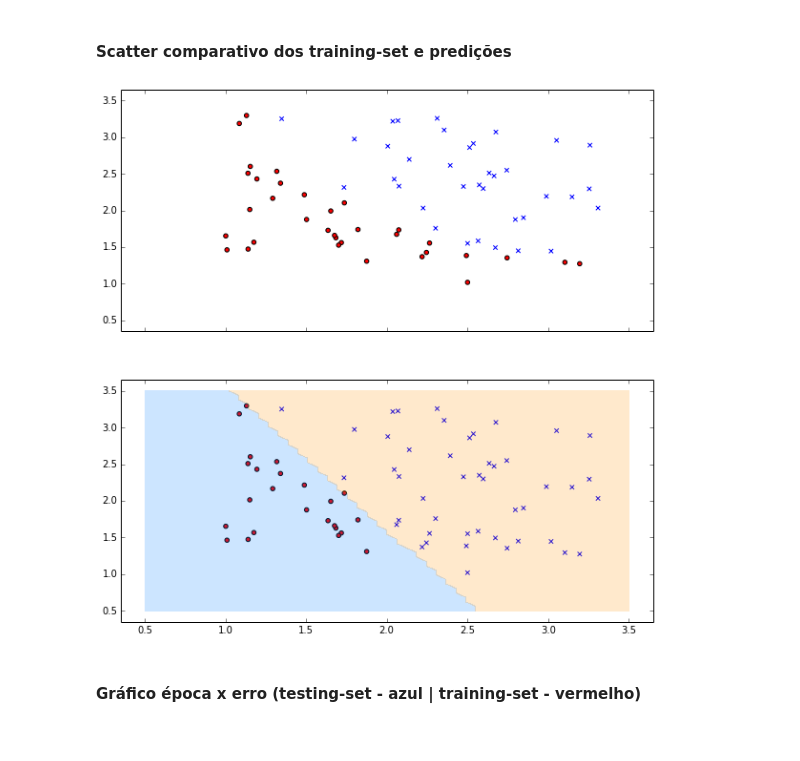
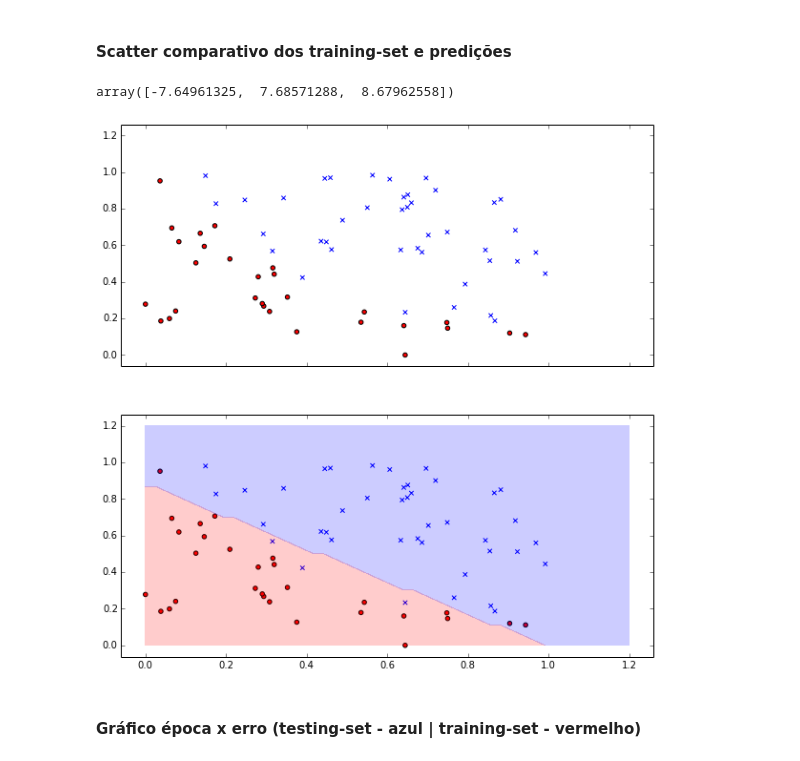
Before and after one commit to abevieiramota/mestrado-AA, a Jupyter notebook: Trabalho 2.ipynb, the cells around one changed output. Saved outputs shown, nothing was run; the diff lists cells and outputs as text; code cells hidden in the pictures.

Commit message:
corrigido as iterações por épocas, alterado os plots

```diff
--- a/Trabalho 2.ipynb
+++ b/Trabalho 2.ipynb
@@ -23,13 +25,13 @@ Q1_FILEPATH = os.path.join(PATH_DADOS, "ex2data1.txt")
 Q1_COLUMNS = ['nota 1', 'nota 2', 'is_aprovado']
 Q1_TS_SIZE = 70
 Q1_ALFA = 0.01
-Q1_EPOCAS = 3000
+Q1_EPOCAS = 1000
 
 # constantes da questão 2
 Q2_FILEPATH = os.path.join(PATH_DADOS, "ex2data2.txt")
 Q2_COLUMNS = ['score 1', 'score 2', 'is_aprovado']
 Q2_ALFA = 0.01
-Q2_EPOCAS = 3000
+Q2_EPOCAS = 1000
 # %% [markdown]
 # Questão 1
 # %% [markdown]
@@ -187,12 +213,6 @@ def reg_log(dados_treino, dados_teste, alfa, epocas, save=False):
     # num samples
     n = len(dados_treino.index)
 
-    # cria o cycle dos dados - FAZER MELHOR!!!!! TALVEZ MUITO INEFICIENTE
-    dados_cycle = cycle([np.array(dados_treino.ix[i]) for i in dados_treino.index])
-
-    # gerador de épocas
-    l_epocas = xrange(epocas)
-
     # número de features(número de colunas - 2, do y e do w0)
     num_features = len(dados_treino.columns) - 2
 
@@ -202,23 +222,32 @@ def reg_log(dados_treino, dados_teste, alfa, epocas, save=False):
     # eqms
     eqms = []
 
-    for epoca, row in zip(l_epocas, dados_cycle):
+    for epoca in xrange(epocas):
 
-        y = model_reg_log(row, pesos)
+        # dados randomicamente ordenados
+        dados_treino_epoca = dados_treino.ix[random.sample(dados_treino.index, len(dados_treino.index))]
 
-        # calcula o erro nos dados - CALCULAR
+        # atualização dos pesos
+        for i, row in dados_treino_epoca.iterrows():
+
+            row_as_array = np.array(row[:-1])
+
+            y = model_reg_log(row, pesos)
+
+            erro_iteracao = y - row[-1]
+
+            # atualiza os pesos
+            pesos = pesos - alfa*erro_iteracao*row_as_array
+
+
+        # calcula o erro nos dados - treino
         y_gerados_treino = bulk_model_reg_log(dados_treino, pesos)
         erro_total_treino = eqm(y_gerados_treino, dados_treino['is_aprovado'])
-
+        # calcula o erro nos dados - teste
         y_gerados_teste = bulk_model_reg_log(dados_teste, pesos)
         erro_total_teste = eqm(y_gerados_teste, dados_teste['is_aprovado'])
 
         eqms.append((pesos, erro_total_treino, erro_total_teste))
-
-        erro_iteracao = y - row[-1]
-
-        # atualiza os pesos
-        pesos = pesos - alfa*erro_iteracao*row[:-1]
 
         if save:
             q1_scatter(pesos)
@@ -228,13 +257,17 @@ def reg_log(dados_treino, dados_teste, alfa, epocas, save=False):
 
     return pd.DataFrame(eqms, columns=['pesos', 'eqms treino', 'eqms teste'])
 # %%
-eqms = reg_log(q1_dados_treino_norm, q1_dados_teste_norm, Q1_ALFA, Q1_EPOCAS+1000)
+eqms = reg_log(q1_dados_treino, q1_dados_teste, Q1_ALFA, Q1_EPOCAS)
 # %% [markdown]
 #### Scatter comparativo dos training-set e predições
+# %%
+eqms.ix[eqms.index[-1]]['pesos']
+# %% [output]
+array([-7.64961325,  7.68571288,  8.67962558])
 # %%
-q1_scatter(q1_dados_treino_norm, eqms.ix[eqms.index[-1]]['pesos'])
+q1_scatter(q1_dados_treino, eqms.ix[eqms.index[-1]]['pesos'])
 # %% [output]
-[figure, old version]
+[figure, new version]
 # %% [markdown]
 #### Gráfico época x erro (testing-set - azul | training-set - vermelho)
 # %%
```
Also changed, not shown: parts of 18 cells of this notebook, 1 other file.
